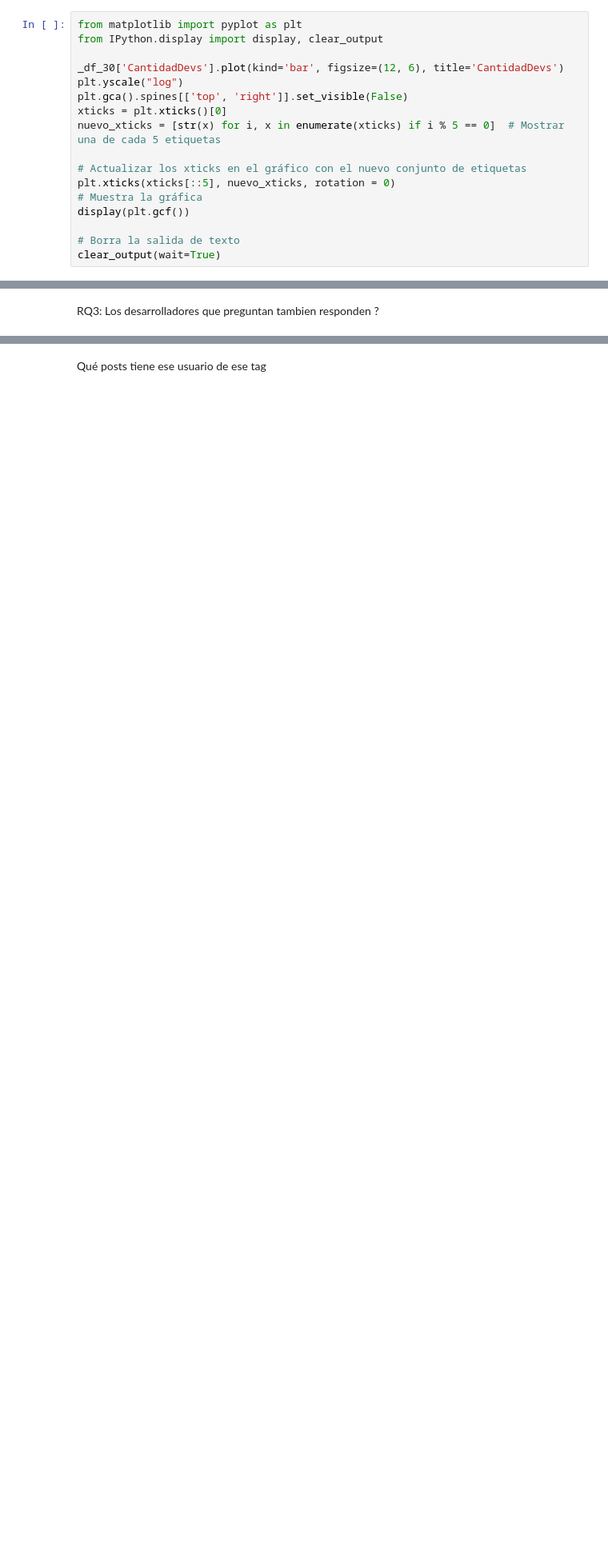
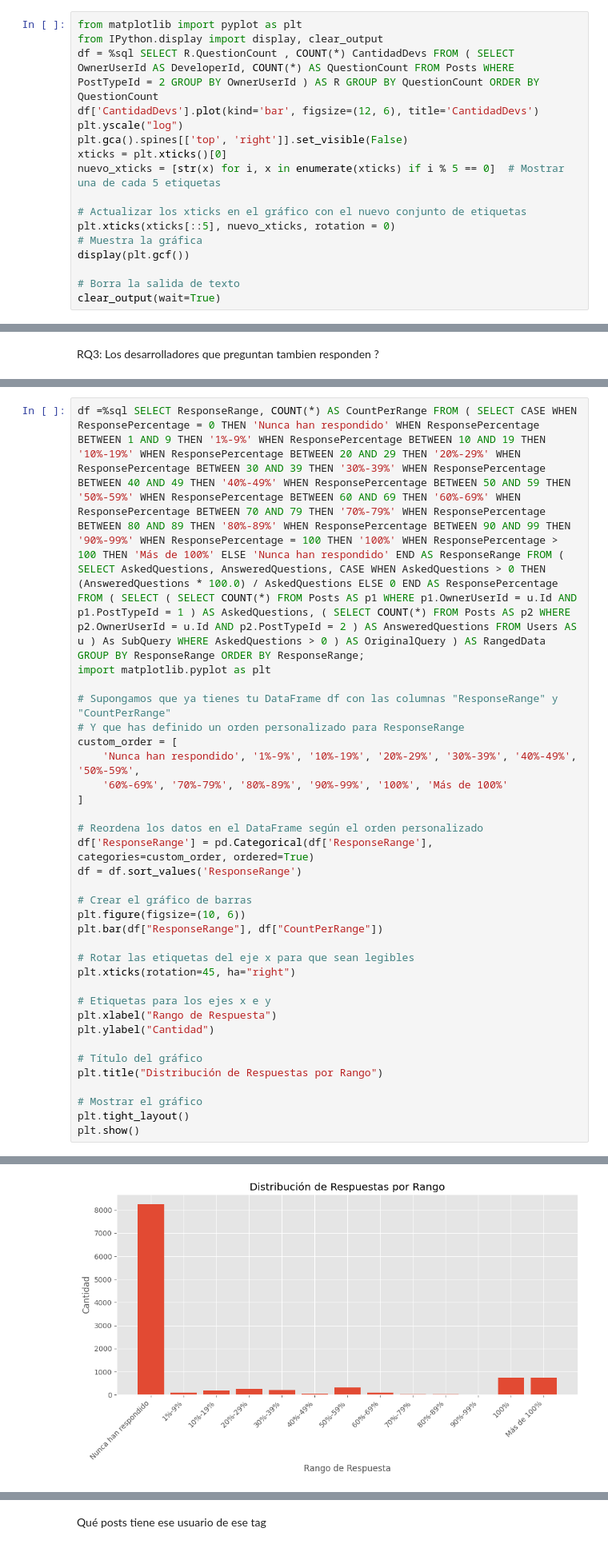
Before and after one commit to alvumu/BDGE, a Jupyter notebook: sql/sesion2.ipynb, the cells around one changed output, grey strips where cells are left out. Shown: that part at 80% size. Cells and saved outputs as stored; diff of their text form; blank space fills up the shorter version.

```diff
--- a/sql/sesion2.ipynb
+++ b/sql/sesion2.ipynb
@@ -817,8 +818,8 @@ ORDER BY QuestionCount
 # %%
 from matplotlib import pyplot as plt
 from IPython.display import display, clear_output
-
-_df_30['CantidadDevs'].plot(kind='bar', figsize=(12, 6), title='CantidadDevs')
+df = %sql SELECT R.QuestionCount , COUNT(*) CantidadDevs FROM ( SELECT OwnerUserId AS DeveloperId, COUNT(*) AS QuestionCount FROM Posts WHERE PostTypeId = 2 GROUP BY OwnerUserId ) AS R GROUP BY QuestionCount ORDER BY QuestionCount
+df['CantidadDevs'].plot(kind='bar', figsize=(12, 6), title='CantidadDevs')
 plt.yscale("log")
 plt.gca().spines[['top', 'right']].set_visible(False)
 xticks = plt.xticks()[0]
@@ -889,0 +945,33 @@ KeyboardInterrupt: ignored
+# %%
+df =%sql SELECT ResponseRange, COUNT(*) AS CountPerRange FROM ( SELECT CASE WHEN ResponsePercentage = 0 THEN 'Nunca han respondido' WHEN ResponsePercentage BETWEEN 1 AND 9 THEN '1%-9%' WHEN ResponsePercentage BETWEEN 10 AND 19 THEN '10%-19%' WHEN ResponsePercentage BETWEEN 20 AND 29 THEN '20%-29%' WHEN ResponsePercentage BETWEEN 30 AND 39 THEN '30%-39%' WHEN ResponsePercentage BETWEEN 40 AND 49 THEN '40%-49%' WHEN ResponsePercentage BETWEEN 50 AND 59 THEN '50%-59%' WHEN ResponsePercentage BETWEEN 60 AND 69 THEN '60%-69%' WHEN ResponsePercentage BETWEEN 70 AND 79 THEN '70%-79%' WHEN ResponsePercentage BETWEEN 80 AND 89 THEN '80%-89%' WHEN ResponsePercentage BETWEEN 90 AND 99 THEN '90%-99%' WHEN ResponsePercentage = 100 THEN '100%' WHEN ResponsePercentage > 100 THEN 'Más de 100%' ELSE 'Nunca han respondido' END AS ResponseRange FROM ( SELECT AskedQuestions, AnsweredQuestions, CASE WHEN AskedQuestions > 0 THEN (AnsweredQuestions * 100.0) / AskedQuestions ELSE 0 END AS ResponsePercentage FROM ( SELECT ( SELECT COUNT(*) FROM Posts AS p1 WHERE p1.OwnerUserId = u.Id AND p1.PostTypeId = 1 ) AS AskedQuestions, ( SELECT COUNT(*) FROM Posts AS p2 WHERE p2.OwnerUserId = u.Id AND p2.PostTypeId = 2 ) AS AnsweredQuestions FROM Users AS u ) As SubQuery WHERE AskedQuestions > 0 ) AS OriginalQuery ) AS RangedData GROUP BY ResponseRange ORDER BY ResponseRange;
+import matplotlib.pyplot as plt
+
+# Supongamos que ya tienes tu DataFrame df con las columnas "ResponseRange" y "CountPerRange"
+# Y que has definido un orden personalizado para ResponseRange
+custom_order = [
+    'Nunca han respondido', '1%-9%', '10%-19%', '20%-29%', '30%-39%', '40%-49%', '50%-59%',
+    '60%-69%', '70%-79%', '80%-89%', '90%-99%', '100%', 'Más de 100%'
+]
+
+# Reordena los datos en el DataFrame según el orden personalizado
+df['ResponseRange'] = pd.Categorical(df['ResponseRange'], categories=custom_order, ordered=True)
+df = df.sort_values('ResponseRange')
+
+# Crear el gráfico de barras
+plt.figure(figsize=(10, 6))
+plt.bar(df["ResponseRange"], df["CountPerRange"])
+
+# Rotar las etiquetas del eje x para que sean legibles
+plt.xticks(rotation=45, ha="right")
+
+# Etiquetas para los ejes x e y
+plt.xlabel("Rango de Respuesta")
+plt.ylabel("Cantidad")
+
+# Título del gráfico
+plt.title("Distribución de Respuestas por Rango")
+
+# Mostrar el gráfico
+plt.tight_layout()
+plt.show()
+# %% [output]
@@ -890,3 +980,4 @@ KeyboardInterrupt: ignored
+[figure, added]
 # %% [markdown]
 # EJERCICIO (E1): Idear las tablas e índices necesarios para que la consulta de: dados un usuario y un tag (dado como su ID de tag), se pueda saber de la forma más rápida:
 
```
Also changed, not shown: parts of 29 cells of this notebook.
